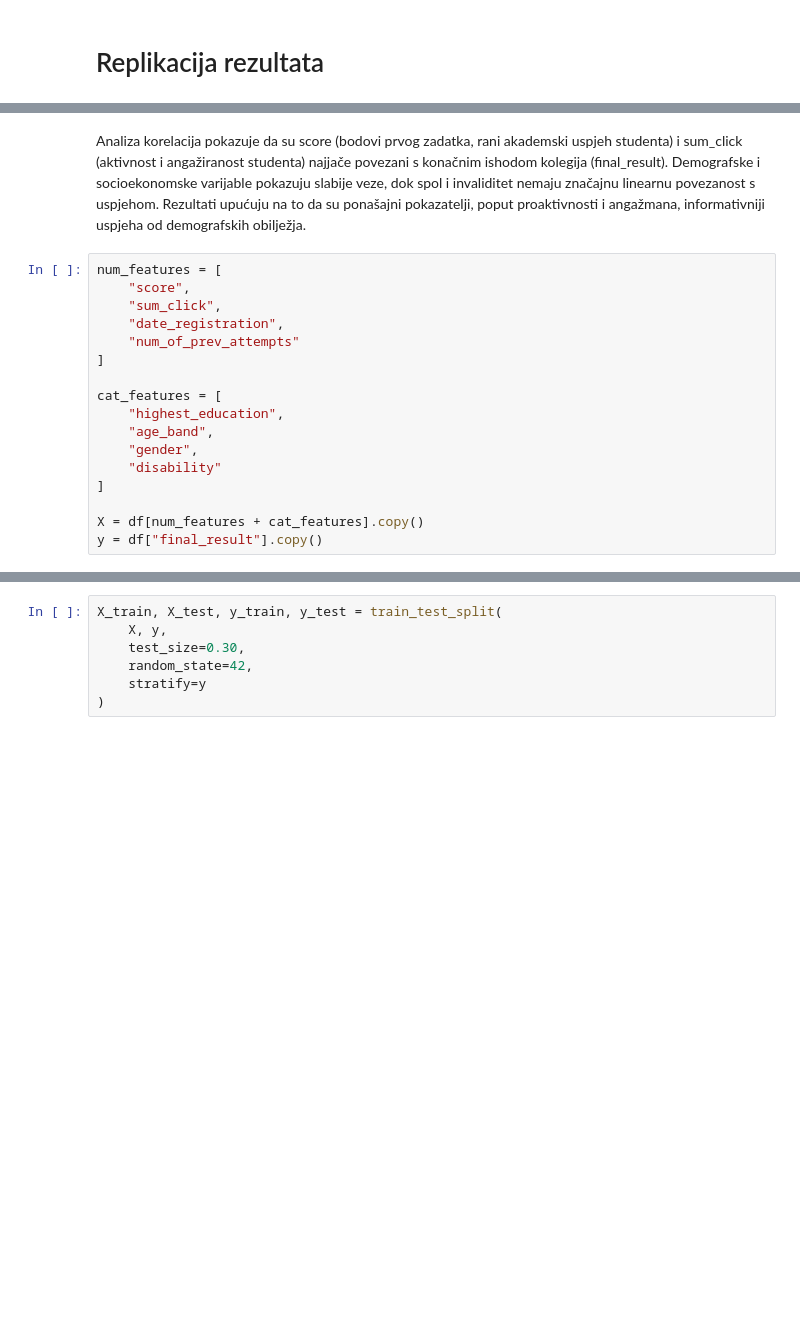
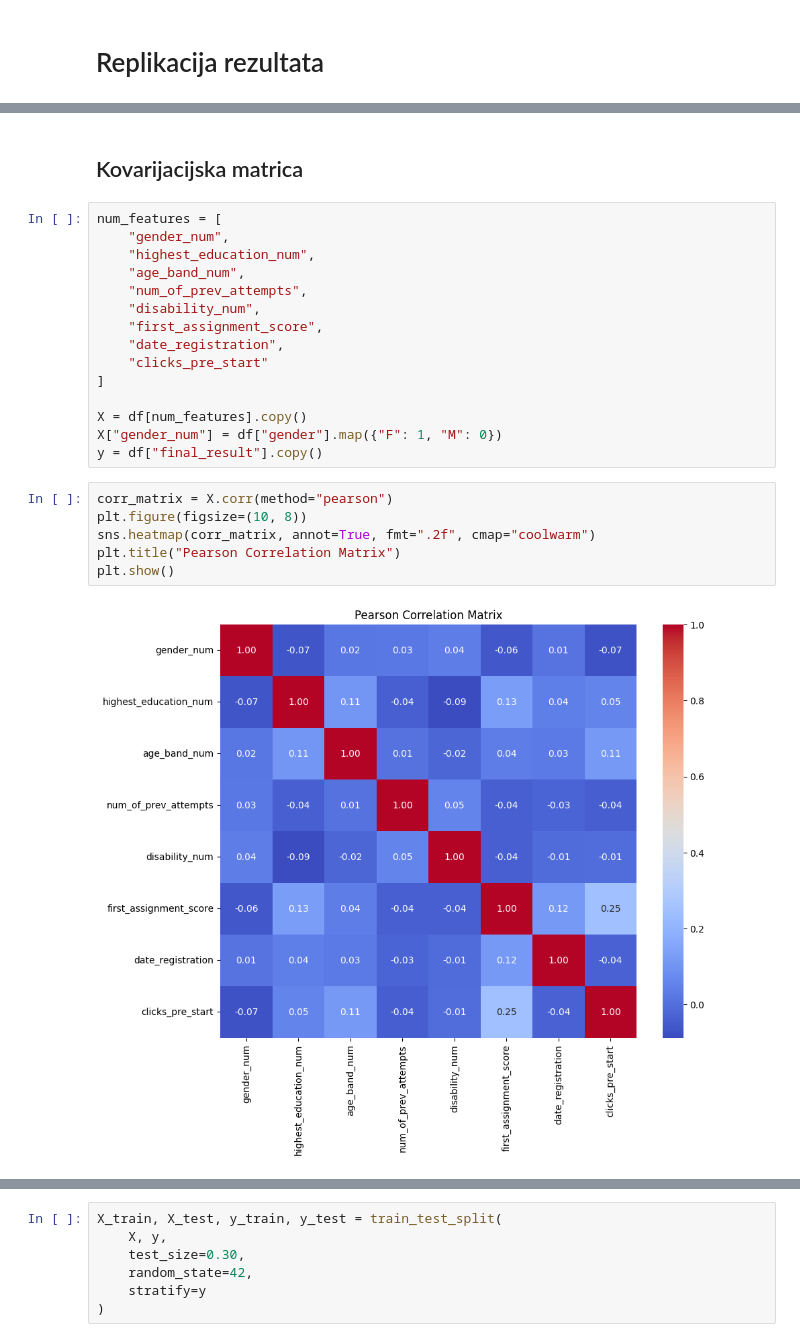
Before and after one commit to KLucan/uzop-projekt, a Jupyter notebook: projekt_3.ipynb, the cells around one changed output, grey strips where cells are left out. Drawn from its saved outputs; the diff is of its cells as text; blank space fills up the shorter version.

```diff
--- a/projekt_3.ipynb
+++ b/projekt_3.ipynb
@@ -150,19 +81,25 @@ plt.show()
-# %% [markdown]
-Analiza korelacija pokazuje da su score (bodovi prvog zadatka, rani akademski uspjeh studenta) i sum_click (aktivnost i angažiranost studenta) najjače povezani s konačnim ishodom kolegija (final_result). Demografske i socioekonomske varijable pokazuju slabije veze, dok spol i invaliditet nemaju značajnu linearnu povezanost s uspjehom. Rezultati upućuju na to da su ponašajni pokazatelji, poput proaktivnosti i angažmana, informativniji uspjeha od demografskih obilježja.
+# %% [markdown]
+## Kovarijacijska matrica
 # %%
 num_features = [
-    "score",
-    "sum_click",
+    "gender_num",
+    "highest_education_num",
+    "age_band_num",
+    "num_of_prev_attempts",
+    "disability_num",
+    "first_assignment_score",
     "date_registration",
-    "num_of_prev_attempts"
+    "clicks_pre_start"
 ]
 
-cat_features = [
-    "highest_education",
-    "age_band",
-    "gender",
-    "disability"
-]
-
-X = df[num_features + cat_features].copy()
+X = df[num_features].copy()
+X["gender_num"] = df["gender"].map({"F": 1, "M": 0})
 y = df["final_result"].copy()
+# %%
+corr_matrix = X.corr(method="pearson")
+plt.figure(figsize=(10, 8))
+sns.heatmap(corr_matrix, annot=True, fmt=".2f", cmap="coolwarm")
+plt.title("Pearson Correlation Matrix")
+plt.show()
+# %% [output]
+[figure, added]
```
Also changed, not shown: parts of 33 cells of this notebook, 2 other files.
